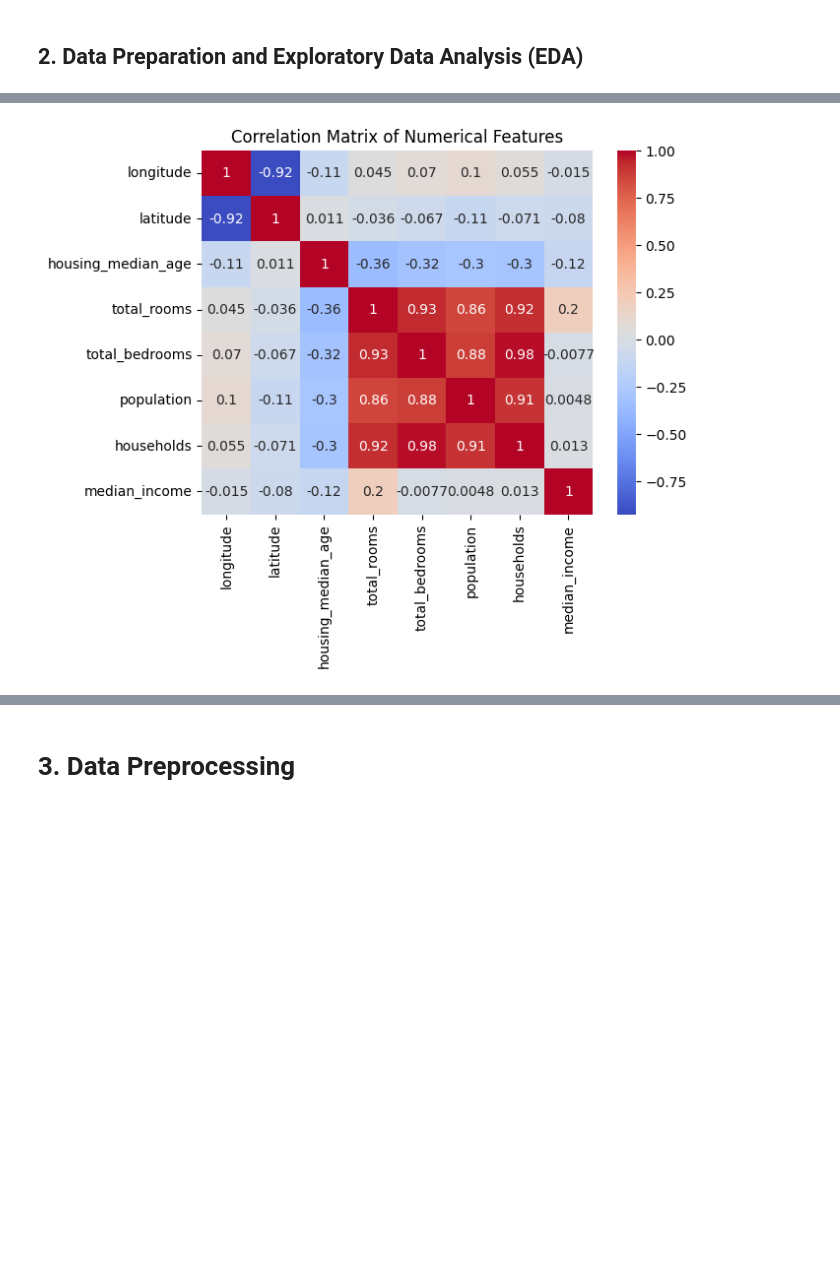
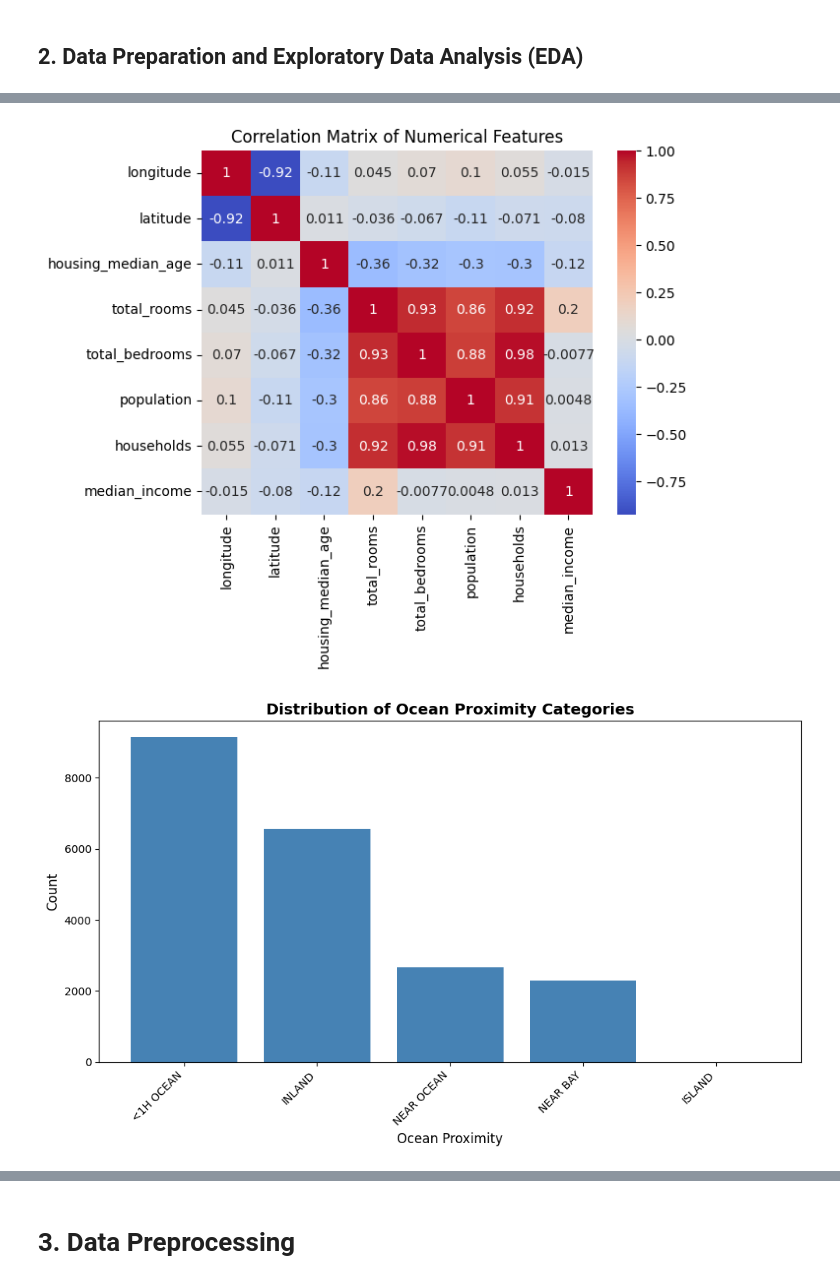
Before and after one commit to nebellleben/capstone-california-housing, a Jupyter notebook: project.ipynb, the cells around one changed output, grey strips where cells are left out. Cells and saved outputs as stored; diff of their text form; code cells hidden in the pictures; blank space fills up the shorter version.

```diff
--- a/project.ipynb
+++ b/project.ipynb
@@ -85,30 +91,54 @@ fig, axes = plt.subplots(nrows=4, ncols=2, figsize=(20, 20))
 
 for i, feature in enumerate(numerical_features):
     row = i // 2
     col = i % 2
     sns.histplot(df[feature], bins=30, kde=False, ax=axes[row, col])
     axes[row, col].set_title(f'Histogram of {feature}')
     axes[row, col].set_xlabel(feature)
     axes[row, col].set_ylabel('Frequency')
 
     plt.title(f'Histogram of {feature}')
     plt.xlabel(feature)
     plt.ylabel('Frequency')
 
 # plot the scatter plot of longitude and latitude
 plt.figure(figsize=(10, 6))
 sns.scatterplot(x='longitude', y='latitude', data=df, hue='median_house_value', palette='viridis')
 plt.title('Scatter Plot of Longitude and Latitude with Median House Value')
 plt.xlabel('Longitude')
 plt.ylabel('Latitude')
 plt.show()
 
 # plot heatmap of the correlation matrix of the numerical features
 corr_matrix = df[numerical_features].corr()
 sns.heatmap(corr_matrix, annot=True, cmap='coolwarm')
 plt.title('Correlation Matrix of Numerical Features')
 plt.show()
+
+# Ocean Proximity Distribution
+plt.figure(figsize=(10, 6))
+ocean_counts = df['ocean_proximity'].value_counts()
+plt.bar(ocean_counts.index, ocean_counts.values, color='steelblue')
+plt.title('Distribution of Ocean Proximity Categories',
+          fontsize=14, fontweight='bold')
+plt.xlabel('Ocean Proximity', fontsize=12)
+plt.ylabel('Count', fontsize=12)
+plt.xticks(rotation=45, ha='right')
+plt.tight_layout()
+plt.show()
+
+# Box plots for median_house_value by ocean_proximity
+plt.figure(figsize=(12, 6))
+sns.boxplot(data=df, x='ocean_proximity', y='median_house_value')
+plt.title('House Value Distribution by Ocean Proximity',
+          fontsize=14, fontweight='bold')
+plt.xlabel('Ocean Proximity', fontsize=12)
+plt.ylabel('Median House Value ($)', fontsize=12)
+plt.xticks(rotation=45, ha='right')
+plt.tight_layout()
+plt.show()
 # %% [output]
 [figure]
 [figure]
 [figure]
+[figure, added]
```
Also changed, not shown: parts of 5 cells of this notebook.
